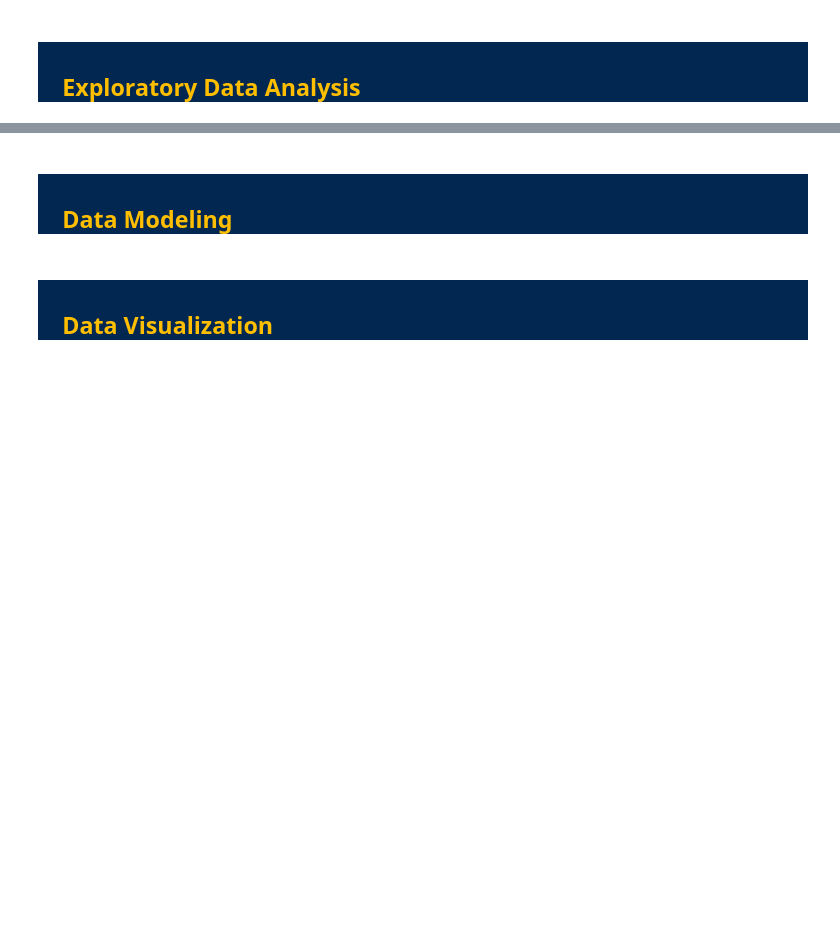
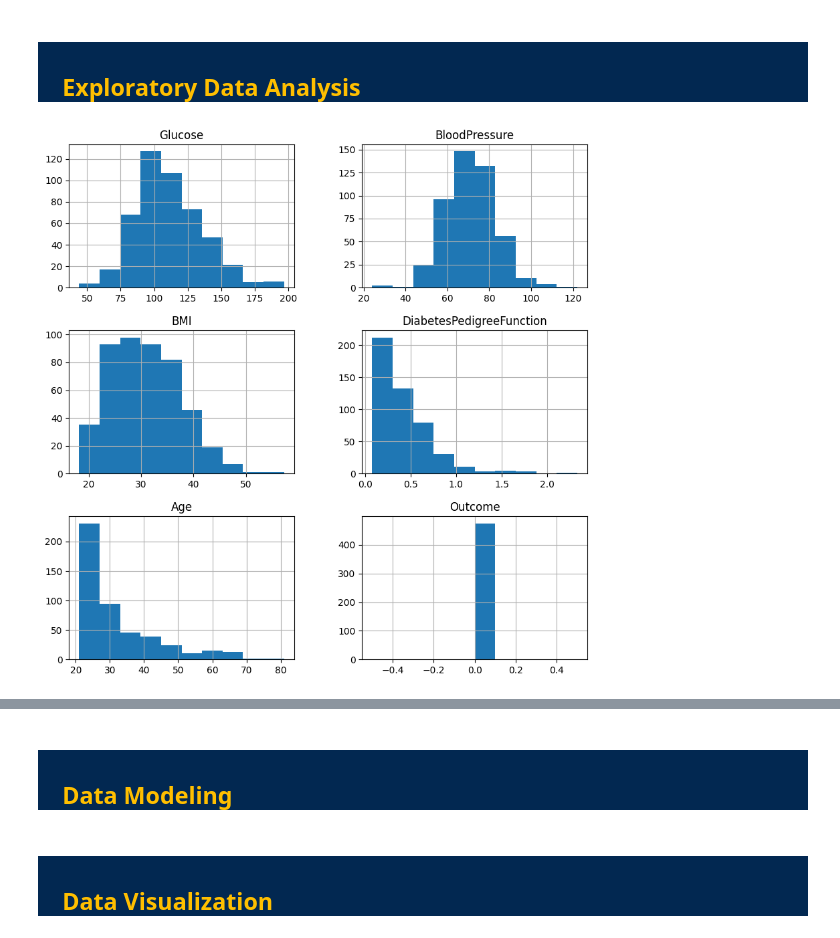
Before and after one commit to nikitashani/Health-care-data, a Jupyter notebook: Diabetes_dataset_Healthcare.ipynb, the cells around one changed output, grey strips where cells are left out. Saved outputs shown, nothing was run; the diff lists cells and outputs as text; code cells hidden in the pictures; blank space fills up the shorter version.

```diff
--- a/Diabetes_dataset_Healthcare.ipynb
+++ b/Diabetes_dataset_Healthcare.ipynb
@@ -52,2 +53,4 @@ import matplotlib.pyplot as plt
 # %%
-#Downloading the data from the Kaggle
+## Downloading the data from the Kaggle
+raw_df = pd.read_csv("HealthCareDiabetes.csv")
+raw_df.head(3)
@@ -61,0 +104,4 @@ import matplotlib.pyplot as plt
+# %%
+## diabetes rows with NO zero in "Glucose", "BloodPressure", "BMI", and remove SkinThickness and Insulin
+diabetes_df = raw_df.loc[( (raw_df['Glucose'] > 0) & (raw_df['BloodPressure'] > 0)  & (raw_df['BMI'] > 0) ), ['Glucose', 'BloodPressure', 'BMI', 'DiabetesPedigreeFunction', 'Age', 'Outcome'] ]
+diabetes_df.head()
@@ -67,3 +120,9 @@ import matplotlib.pyplot as plt
     </font>  <br>
 </h2>
 </html>
+# %%
+## Outcome == 0
+diabetes_df[ (diabetes_df['Outcome'] == 0) ].hist(figsize=(10,10))
+plt.show()
+# %% [output]
+[figure, added]
```
Also changed, not shown: parts of 9 cells of this notebook.
